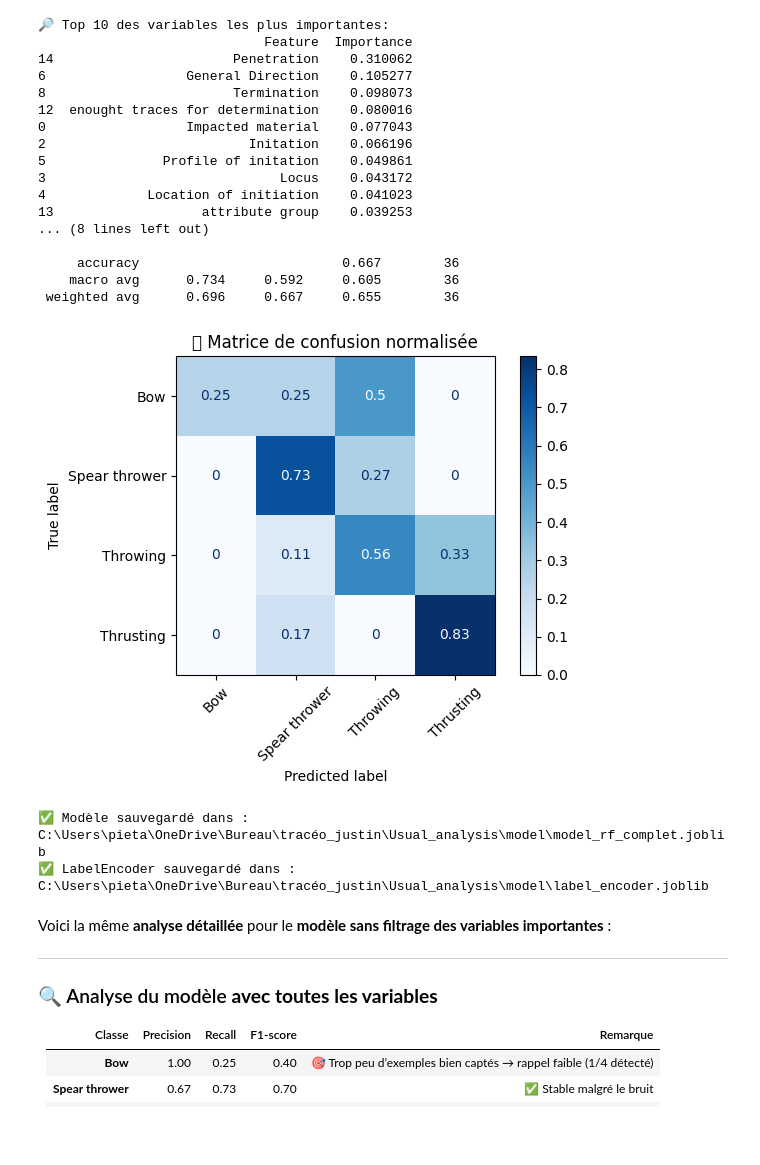
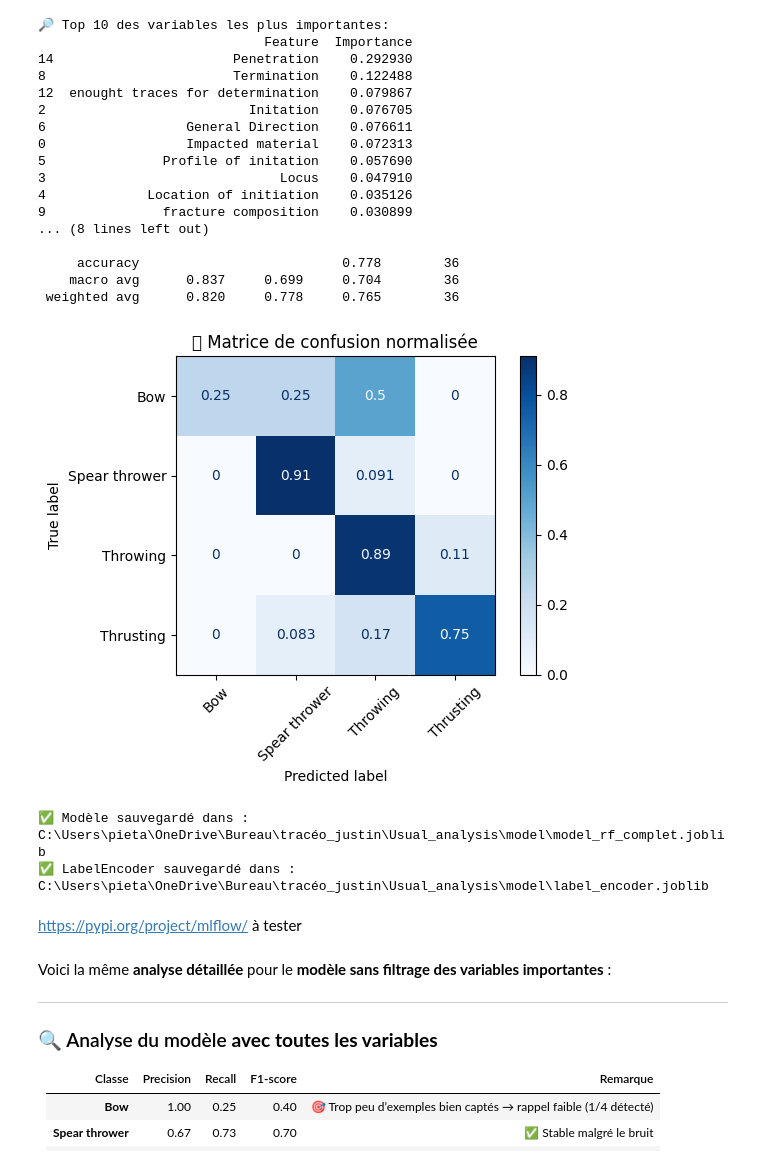
Before and after one commit to AdrienPiette/Usual_analysis, a Jupyter notebook: notebooks/model_training.ipynb, the cells around one changed output. Cells and saved outputs as stored; diff of their text form; code cells hidden in the pictures; blank space fills up the shorter version.

```diff
--- a/notebooks/model_training.ipynb
+++ b/notebooks/model_training.ipynb
@@ -51,7 +51,7 @@ preprocessor = ColumnTransformer([
 # 8. Modèle Random Forest
 pipeline = Pipeline([
     ('preprocessor', preprocessor),
-    ('classifier', RandomForestClassifier(n_estimators=100, max_depth=5, random_state=42))
+    ('classifier', RandomForestClassifier(n_estimators=1000, max_depth=10, random_state=42))
 ])
 pipeline.fit(X_train, y_train)
 
@@ -70,49 +70,51 @@ print("\n🔎 Top 10 des variables les plus importantes:")
 print(importance_df.head(10))
 
 # 10. Évaluation finale
 y_pred = pipeline.predict(X_test)
 y_test_labels = le.inverse_transform(y_test)
 y_pred_labels = le.inverse_transform(y_pred)
 
 print("\n📊 Rapport de classification (par classe + macro):")
 print(classification_report(y_test_labels, y_pred_labels, digits=3))
 
 # Matrice de confusion normalisée
 cm = confusion_matrix(y_test_labels, y_pred_labels, normalize='true')
 disp = ConfusionMatrixDisplay(confusion_matrix=cm, display_labels=le.classes_)
 disp.plot(cmap="Blues", xticks_rotation=45)
 plt.title("🧩 Matrice de confusion normalisée")
 plt.tight_layout()
 plt.show()
 
 # 11. Sauvegarde du modèle et de l'encodeur
 os.makedirs("modele", exist_ok=True)
 joblib.dump(pipeline, r'C:\Users\pieta\OneDrive\Bureau\tracéo_justin\Usual_analysis\model\model_rf_complet.joblib')
 print(r"✅ Modèle sauvegardé dans : C:\Users\pieta\OneDrive\Bureau\tracéo_justin\Usual_analysis\model\model_rf_complet.joblib")
 
 joblib.dump(le, r'C:\Users\pieta\OneDrive\Bureau\tracéo_justin\Usual_analysis\model\label_encoder.joblib')
 print(r"✅ LabelEncoder sauvegardé dans : C:\Users\pieta\OneDrive\Bureau\tracéo_justin\Usual_analysis\model\label_encoder.joblib")
 # %% [output]
 🔎 Top 10 des variables les plus importantes:
                              Feature  Importance
-14                       Penetration    0.310062
-6                  General Direction    0.105277
-8                        Termination    0.098073
-12  enought traces for determination    0.080016
-0                  Impacted material    0.077043
-2                          Initation    0.066196
-5               Profile of initation    0.049861
-3                              Locus    0.043172
-4             Location of initiation    0.041023
-13                   attribute group    0.039253
+14                       Penetration    0.292930
+8                        Termination    0.122488
+12  enought traces for determination    0.079867
+2                          Initation    0.076705
+6                  General Direction    0.076611
+0                  Impacted material    0.072313
+5               Profile of initation    0.057690
+3                              Locus    0.047910
+4             Location of initiation    0.035126
+9               fracture composition    0.030899
 ... (8 lines left out)
 
-     accuracy                          0.667        36
-    macro avg      0.734     0.592     0.605        36
- weighted avg      0.696     0.667     0.655        36
+     accuracy                          0.778        36
+    macro avg      0.837     0.699     0.704        36
+ weighted avg      0.820     0.778     0.765        36
-[figure, old version]
+[figure, new version]
 ✅ Modèle sauvegardé dans : C:\Users\pieta\OneDrive\Bureau\tracéo_justin\Usual_analysis\model\model_rf_complet.joblib
 ✅ LabelEncoder sauvegardé dans : C:\Users\pieta\OneDrive\Bureau\tracéo_justin\Usual_analysis\model\label_encoder.joblib
+# %% [markdown]
+https://pypi.org/project/mlflow/  à tester
 # %% [markdown]
 Voici la même **analyse détaillée** pour le **modèle sans filtrage des variables importantes** :
 
```
Also changed, not shown: parts of 1 cell of this notebook, 1 other file.
